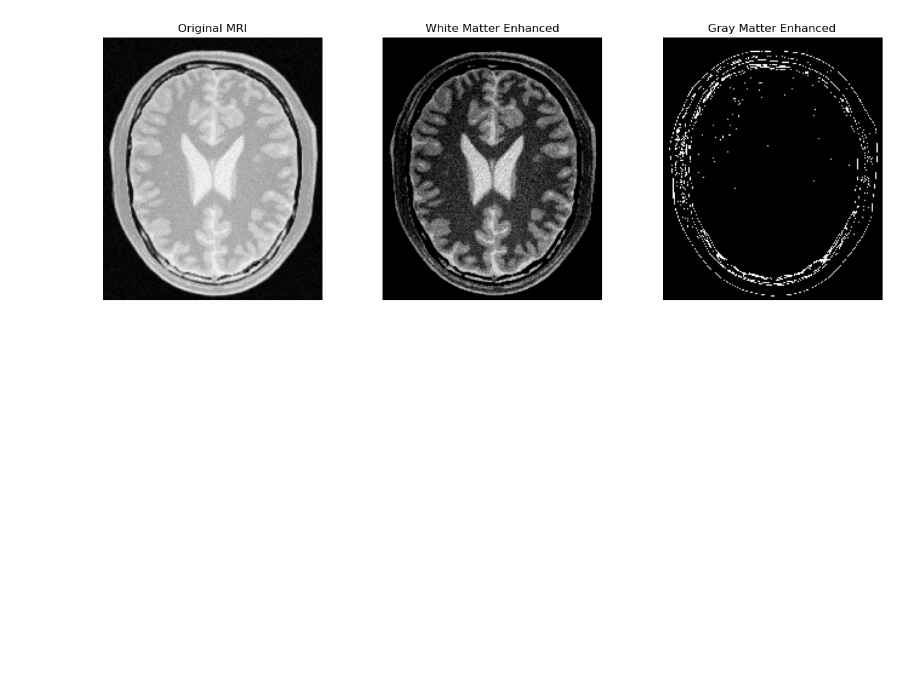
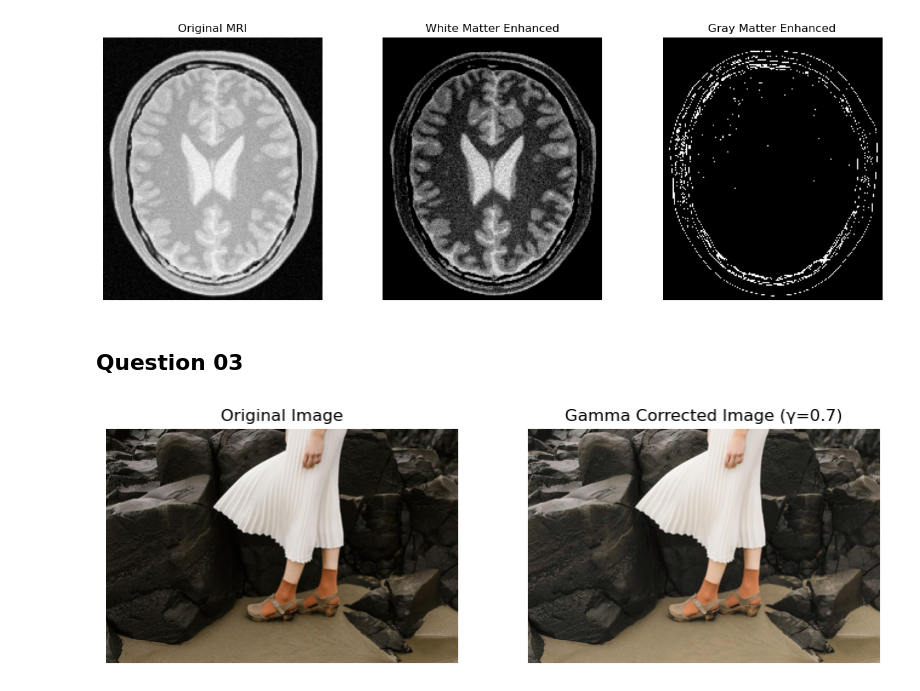
Before and after one commit to Sulojan2027/Image_Processing_SEM_05, a Jupyter notebook: assign_01.ipynb, the cells around one changed output. Drawn from its saved outputs; the diff is of its cells as text; code cells hidden in the pictures; blank space fills up the shorter version.

Commit message:
feat : added code for question 3

```diff
--- a/assign_01.ipynb
+++ b/assign_01.ipynb
@@ -142,3 +146,32 @@ plt.show()
 # %% [output]
 [figure]
 [figure]
+# %% [markdown]
+## Question 03
+# %%
+# Gamma correction in L - channel
+
+gamma = 0.7
+img3 = cv2.imread("a1images/highlights_and_shadows.jpg")
+
+L, a, b = cv2.split(cv2.cvtColor(img3, cv2.COLOR_BGR2LAB))
+
+gamma_t = np.array([(j / 255.0)**gamma * 255 for j in range(256)]).astype(np.uint8)
+L_corrected = cv2.LUT(L, gamma_t)
+
+merged = cv2.merge((L_corrected, a, b))
+img3_modified = cv2.cvtColor(merged, cv2.COLOR_LAB2BGR)
+# %%
+fig, ax = plt.subplots(1, 2, figsize=(10, 5))
+
+ax[0].imshow(cv2.cvtColor(img3, cv2.COLOR_BGR2RGB))
+ax[0].set_title("Original Image")
+ax[0].axis("off")
+
+ax[1].imshow(cv2.cvtColor(img3_modified, cv2.COLOR_BGR2RGB))
+ax[1].set_title(f"Gamma Corrected Image (γ={gamma})")
+ax[1].axis("off")
+
+plt.show()
+# %% [output]
+[figure, added]
```
Also changed, not shown: parts of 3 cells of this notebook.
